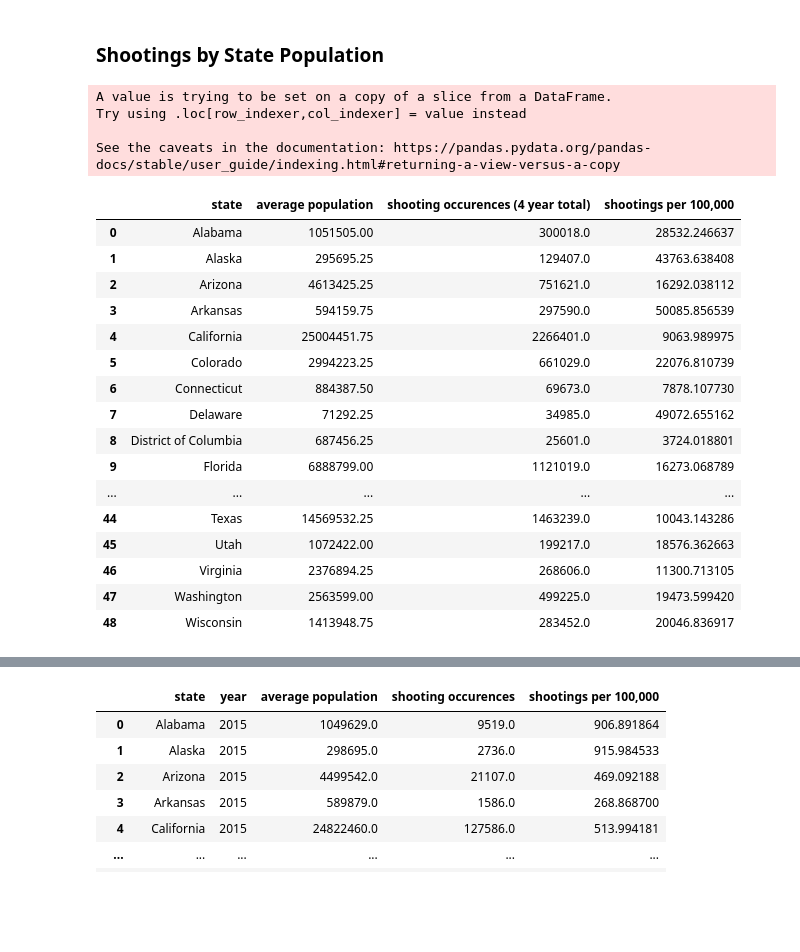
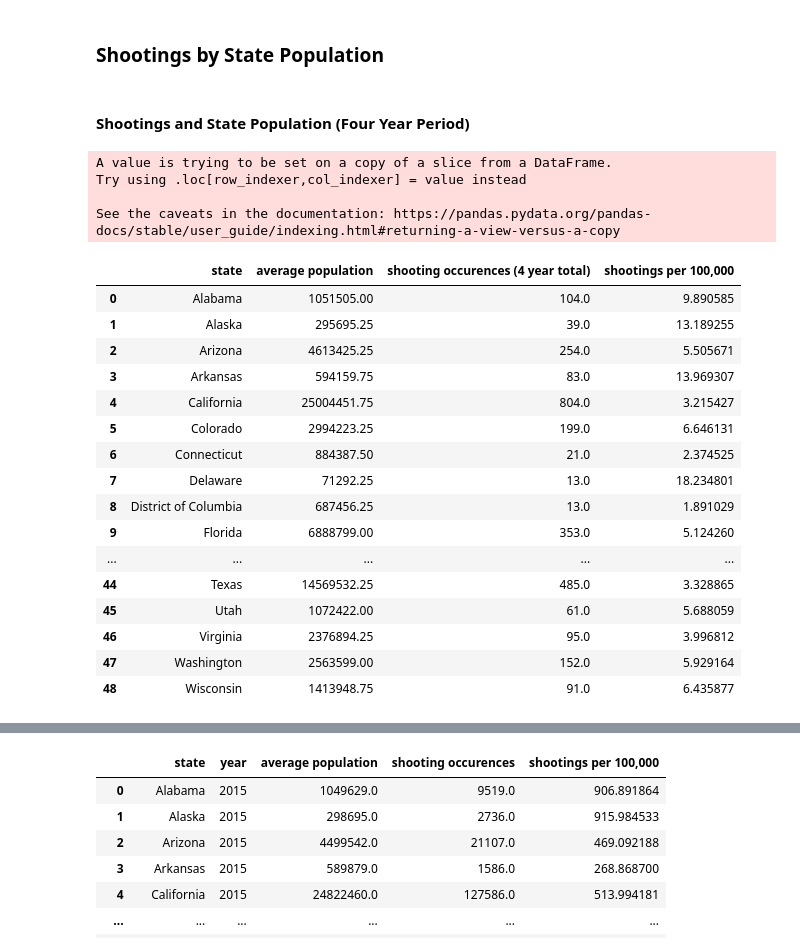
Before and after one commit to szerpa17/fatal-police-shootings, a Jupyter notebook: Analysis_SZ.ipynb, the cells around one changed output, grey strips where cells are left out. Cells and saved outputs as stored; diff of their text form; code cells hidden in the pictures; blank space fills up the shorter version.

```diff
--- a/Analysis_SZ.ipynb
+++ b/Analysis_SZ.ipynb
@@ -52,56 +52,58 @@ year
 Name: id, dtype: int64
 # %% [markdown]
 ### Shootings by State Population
+# %% [markdown]
+#### Shootings and State Population (Four Year Period)
 # %%
 # Shootings by State over the span of 4 years
-# Census data manipulation to identify the average state population by summing city population 4 year population averages
+# Census data manipulation to estimate the average state population
+# by summing 4 year city population averages within each state
 state_info_df = census_df[['state','Average']]
 state_avg_pop_grp = state_avg_pop.groupby('state')
 state_avg_pop_df = state_avg_pop_grp[['Average']].sum()
 state_avg_pop_df = state_avg_pop_df.reset_index()
 state_avg_pop_df = state_avg_pop_df.rename(columns={'Average': 'average population'})
 state_avg_pop_df
 
 # Shooting Totals by State
 shooting_state_info = shootings_df[['state', 'id']]
-shooting_state_grp = shooting_state_info.groupby('state')
-shooting_state_df = shooting_state_grp[['id']].sum()
+shooting_state_df = shooting_state_info.groupby('state')[['id']].count()
 shooting_state_df = shooting_state_df.reset_index()
 shooting_state_df = shooting_state_df.rename(columns={'id': 'shooting occurences (4 year total)'})
 
 # Merge of Tables
 state_pop_shooting_comparison = pd.merge(state_avg_pop_df,
                                          shooting_state_df,
                                          how='left',
                                          on='state')
 
 four_year_state_pop_shooting_comparison= state_pop_shooting_comparison.dropna()
 four_year_state_pop_shooting_comparison['shootings per 100,000'] = (
                                 four_year_state_pop_shooting_comparison['shooting occurences (4 year total)']/
                                 four_year_state_pop_shooting_comparison['average population']) * 100000
 four_year_state_pop_shooting_comparison
 # %% [output]
 A value is trying to be set on a copy of a slice from a DataFrame.
 Try using .loc[row_indexer,col_indexer] = value instead
 
 See the caveats in the documentation: https://pandas.pydata.org/pandas-docs/stable/user_guide/indexing.html#returning-a-view-versus-a-copy
 |  | state | average population | shooting occurences (4 year total) | shootings per 100,000 |
-| 0 | Alabama | 1051505.00 | 300018.0 | 28532.246637 |
-| 1 | Alaska | 295695.25 | 129407.0 | 43763.638408 |
-| 2 | Arizona | 4613425.25 | 751621.0 | 16292.038112 |
-| 3 | Arkansas | 594159.75 | 297590.0 | 50085.856539 |
-| 4 | California | 25004451.75 | 2266401.0 | 9063.989975 |
-| 5 | Colorado | 2994223.25 | 661029.0 | 22076.810739 |
-| 6 | Connecticut | 884387.50 | 69673.0 | 7878.107730 |
-| 7 | Delaware | 71292.25 | 34985.0 | 49072.655162 |
-| 8 | District of Columbia | 687456.25 | 25601.0 | 3724.018801 |
-| 9 | Florida | 6888799.00 | 1121019.0 | 16273.068789 |
+| 0 | Alabama | 1051505.00 | 104.0 | 9.890585 |
+| 1 | Alaska | 295695.25 | 39.0 | 13.189255 |
+| 2 | Arizona | 4613425.25 | 254.0 | 5.505671 |
+| 3 | Arkansas | 594159.75 | 83.0 | 13.969307 |
+| 4 | California | 25004451.75 | 804.0 | 3.215427 |
+| 5 | Colorado | 2994223.25 | 199.0 | 6.646131 |
+| 6 | Connecticut | 884387.50 | 21.0 | 2.374525 |
+| 7 | Delaware | 71292.25 | 13.0 | 18.234801 |
+| 8 | District of Columbia | 687456.25 | 13.0 | 1.891029 |
+| 9 | Florida | 6888799.00 | 353.0 | 5.124260 |
 | ... | ... | ... | ... | ... |
-| 44 | Texas | 14569532.25 | 1463239.0 | 10043.143286 |
-| 45 | Utah | 1072422.00 | 199217.0 | 18576.362663 |
-| 46 | Virginia | 2376894.25 | 268606.0 | 11300.713105 |
-| 47 | Washington | 2563599.00 | 499225.0 | 19473.599420 |
-| 48 | Wisconsin | 1413948.75 | 283452.0 | 20046.836917 |
+| 44 | Texas | 14569532.25 | 485.0 | 3.328865 |
+| 45 | Utah | 1072422.00 | 61.0 | 5.688059 |
+| 46 | Virginia | 2376894.25 | 95.0 | 3.996812 |
+| 47 | Washington | 2563599.00 | 152.0 | 5.929164 |
+| 48 | Wisconsin | 1413948.75 | 91.0 | 6.435877 |
 # %%
 plt.scatter(four_year_state_pop_shooting_comparison['shootings per 100,000'],
             four_year_state_pop_shooting_comparison['average population'])
```
Also changed, not shown: parts of 8 cells of this notebook.
